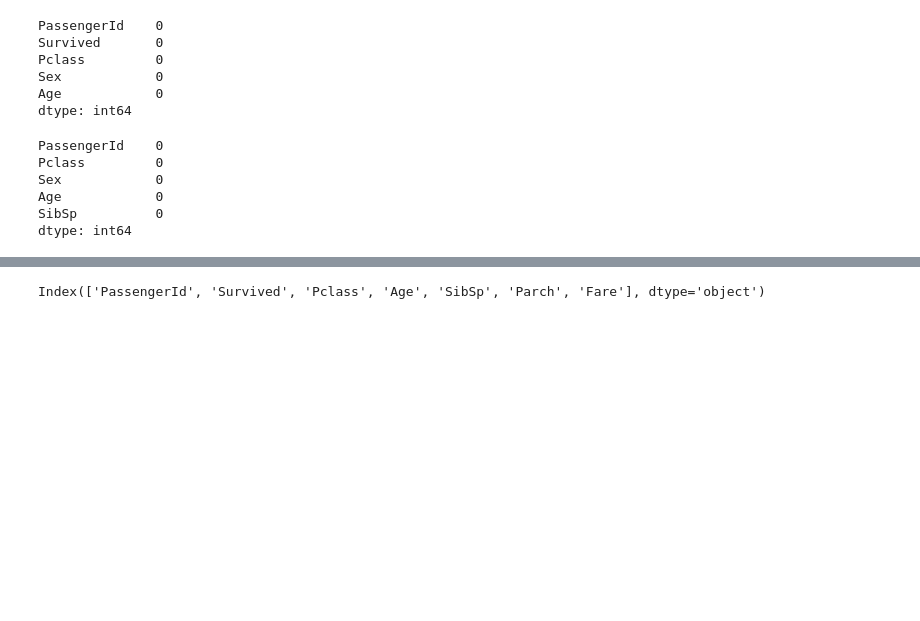
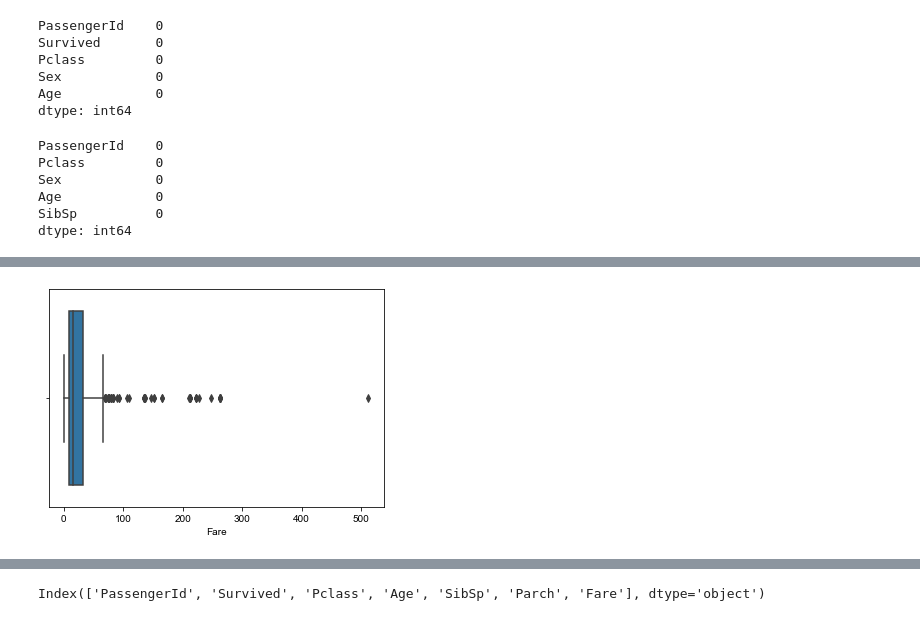
Before and after one commit to alexendrios/dashboard_titanic, a Jupyter notebook: titanic/titanic.ipynb, the cells around one changed output, grey strips where cells are left out. Saved outputs shown, nothing was run; the diff lists cells and outputs as text; code cells hidden in the pictures; blank space fills up the shorter version.

```diff
--- a/titanic/titanic.ipynb
+++ b/titanic/titanic.ipynb
@@ -251,0 +667,5 @@ dtype: int64
+# %%
+# coluna 'Fare' no DataFrame 'teste'
+verificando_outliers('Fare', teste)
+# %% [output]
+[figure, added]
```
Also changed, not shown: parts of 159 cells of this notebook, 40 other files.
